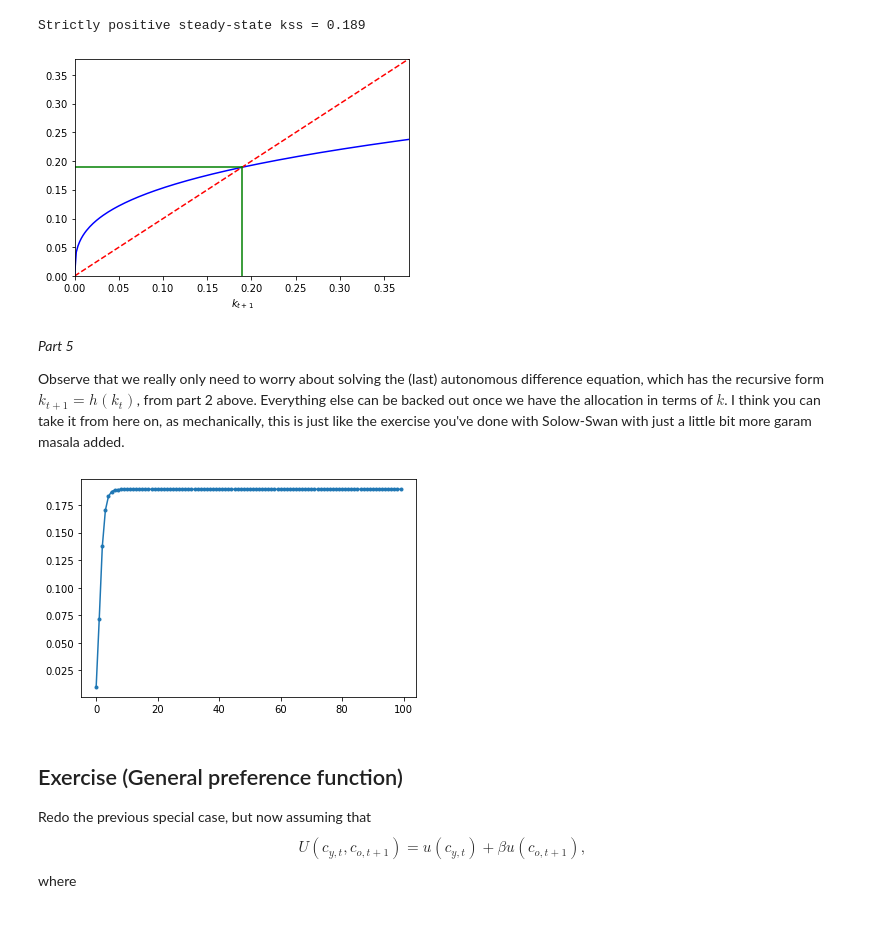
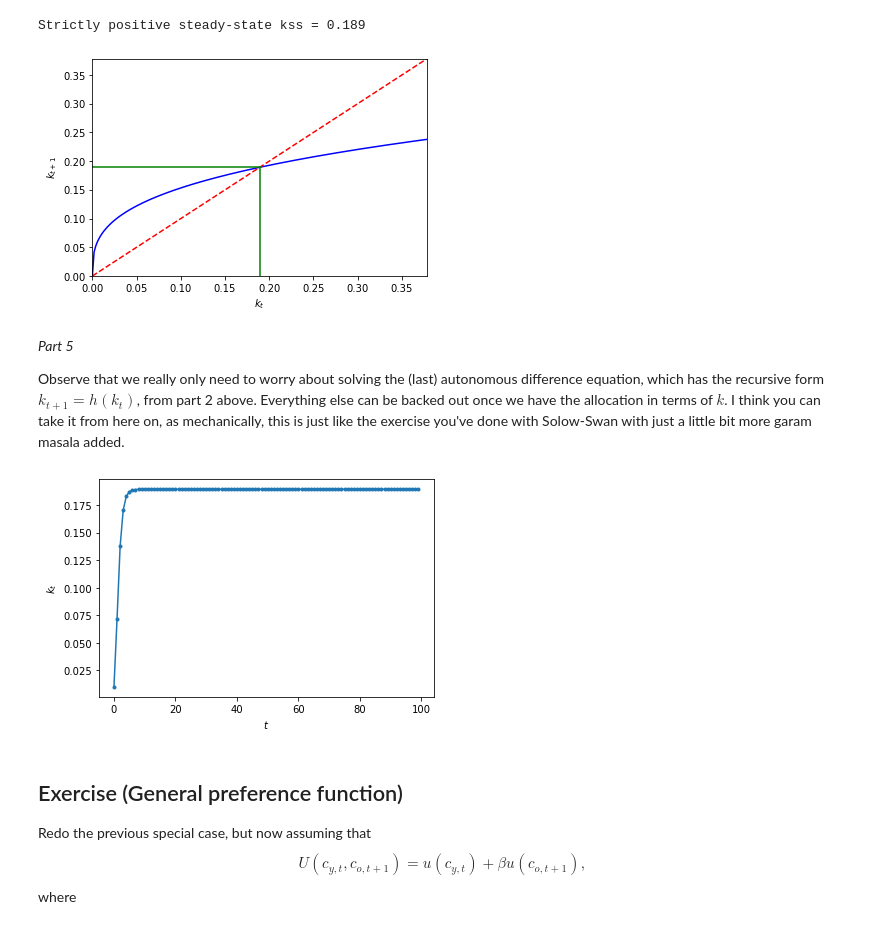
Before and after one commit to gradama/gradama, a Jupyter notebook: w6-olg-dynamic-efficiency/workshop/olg.ipynb, the cells around one changed output. Cells and saved outputs as stored; diff of their text form; code cells hidden in the pictures.

```diff
--- a/w6-olg-dynamic-efficiency/workshop/olg.ipynb
+++ b/w6-olg-dynamic-efficiency/workshop/olg.ipynb
@@ -159,21 +159,21 @@ Strictly positive steady-state kss = 0.189
 # %%
 kmax = kss*2.0
 X = np.linspace(0., kmax, 200)
 kssline = np.linspace(0.,kss,2)
 ksstile = np.tile(kss,2)
 # Figure
 fig = plt.figure(facecolor='white')
 ax = plt.axes(xlim=(X.min(), X.max()), ylim=(X.min(), X.max()))
 ax.plot(X, h(X, A), '-b',
         X, X, '--r',
         ksstile, kssline, '-g',
         kssline, ksstile, '-g',
        )
 plt.xlabel(r"$k_{t}$")
-plt.xlabel(r"$k_{t+1}$")
+plt.ylabel(r"$k_{t+1}$")
 plt.show()
 # %% [output]
-[figure, old version]
+[figure, new version]
 # %% [markdown]
 *Part 5*
 
@@ -194,10 +194,10 @@ ksim, Asim = simulate_olg()
 fig = plt.figure(facecolor='white')
 plt.plot(ksim, '.-')
 plt.xlabel(r"$t$")
-plt.ylabel(r"$$")
+plt.ylabel(r"$k_{t}$")
 plt.show()
 # %% [output]
-[figure, old version]
+[figure, new version]
 # %% [markdown]
 
 ## Exercise (General preference function)
```
Also changed, not shown: parts of 1 cell of this notebook.
